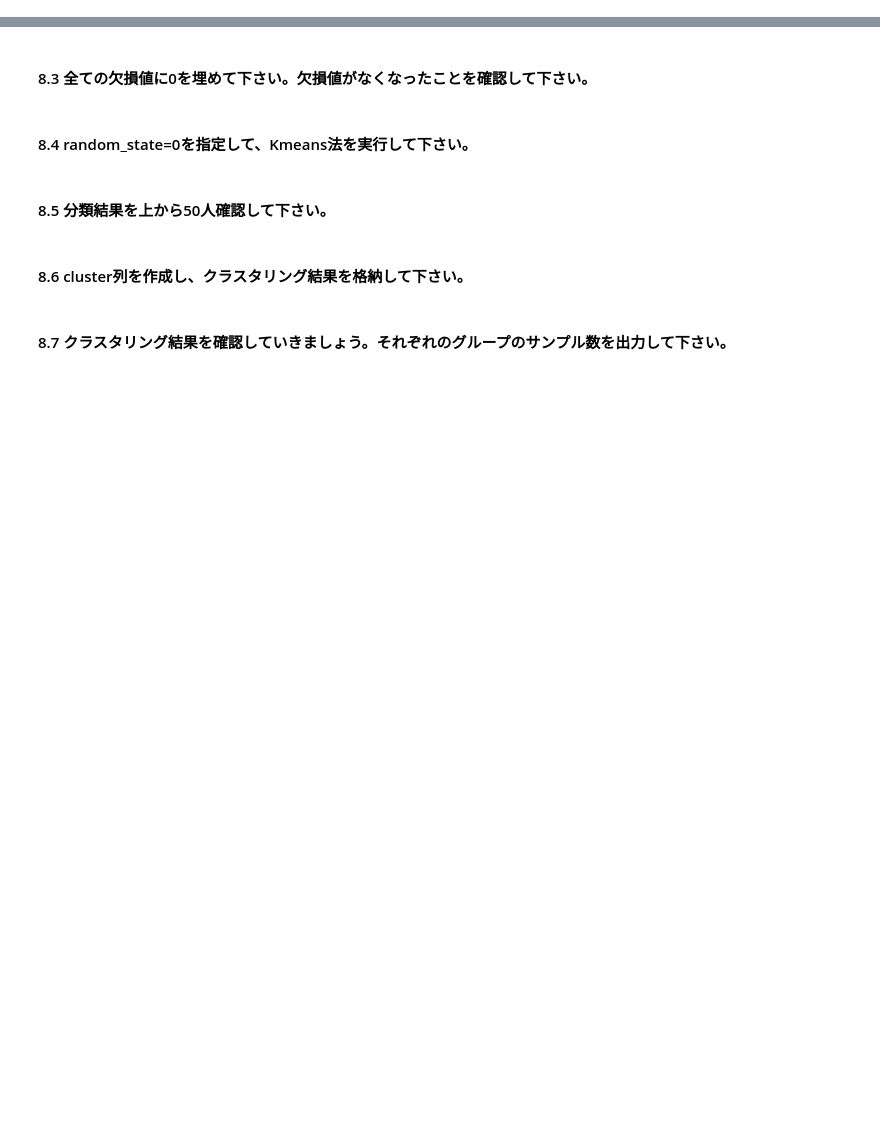
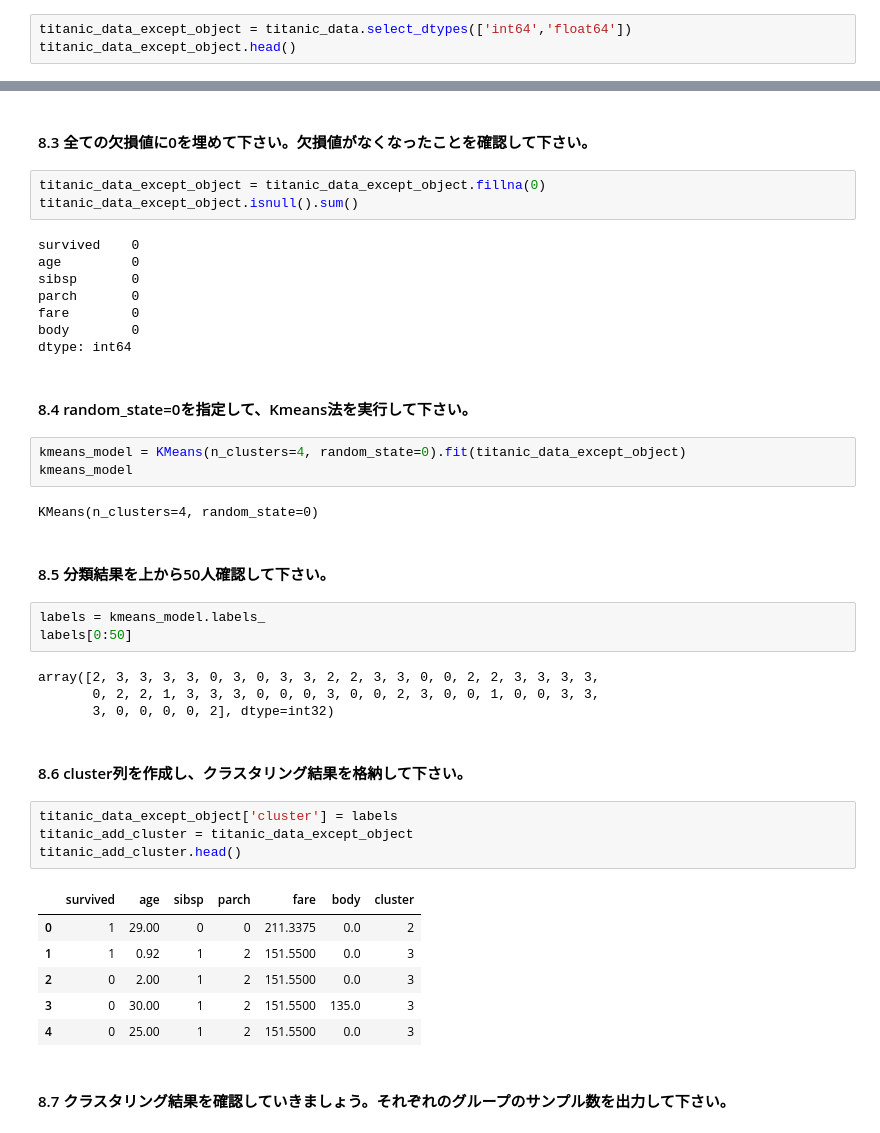
Before and after one commit to narukawamasa/python_smple, a Jupyter notebook: machine_learning_editor.ipynb, the cells around one changed output, grey strips where cells are left out. Drawn from its saved outputs; the diff is of its cells as text; blank space fills up the shorter version.

```diff
--- a/machine_learning_editor.ipynb
+++ b/machine_learning_editor.ipynb
@@ -926,2 +939,5 @@ RandomForestClassifier(random_state=0)
 # %% [markdown]
 #### 8.2 object型データを削除して、上から5行出力して下さい。
+# %%
+titanic_data_except_object = titanic_data.select_dtypes(['int64','float64'])
+titanic_data_except_object.head()
@@ -928,10 +951,44 @@ RandomForestClassifier(random_state=0)
 # %% [markdown]
 #### 8.3 全ての欠損値に0を埋めて下さい。欠損値がなくなったことを確認して下さい。
+# %%
+titanic_data_except_object = titanic_data_except_object.fillna(0)
+titanic_data_except_object.isnull().sum()
+# %% [output]
+survived    0
+age         0
+sibsp       0
+parch       0
+fare        0
+body        0
+dtype: int64
 # %% [markdown]
 #### 8.4 random_state=0を指定して、Kmeans法を実行して下さい。
+# %%
+kmeans_model = KMeans(n_clusters=4, random_state=0).fit(titanic_data_except_object)
+kmeans_model
+# %% [output]
+KMeans(n_clusters=4, random_state=0)
 # %% [markdown]
 #### 8.5 分類結果を上から50人確認して下さい。
+# %%
+labels = kmeans_model.labels_
+labels[0:50]
+# %% [output]
+array([2, 3, 3, 3, 3, 0, 3, 0, 3, 3, 2, 2, 3, 3, 0, 0, 2, 2, 3, 3, 3, 3,
+       0, 2, 2, 1, 3, 3, 3, 0, 0, 0, 3, 0, 0, 2, 3, 0, 0, 1, 0, 0, 3, 3,
+       3, 0, 0, 0, 0, 2], dtype=int32)
 # %% [markdown]
 #### 8.6 cluster列を作成し、クラスタリング結果を格納して下さい。
+# %%
+titanic_data_except_object['cluster'] = labels
+titanic_add_cluster = titanic_data_except_object
+titanic_add_cluster.head()
+# %% [output]
+|  | survived | age | sibsp | parch | fare | body | cluster |
+| 0 | 1 | 29.00 | 0 | 0 | 211.3375 | 0.0 | 2 |
+| 1 | 1 | 0.92 | 1 | 2 | 151.5500 | 0.0 | 3 |
+| 2 | 0 | 2.00 | 1 | 2 | 151.5500 | 0.0 | 3 |
+| 3 | 0 | 30.00 | 1 | 2 | 151.5500 | 135.0 | 3 |
+| 4 | 0 | 25.00 | 1 | 2 | 151.5500 | 0.0 | 3 |
 # %% [markdown]
 #### 8.7 クラスタリング結果を確認していきましょう。それぞれのグループのサンプル数を出力して下さい。
```
Also changed, not shown: parts of 12 cells of this notebook.
